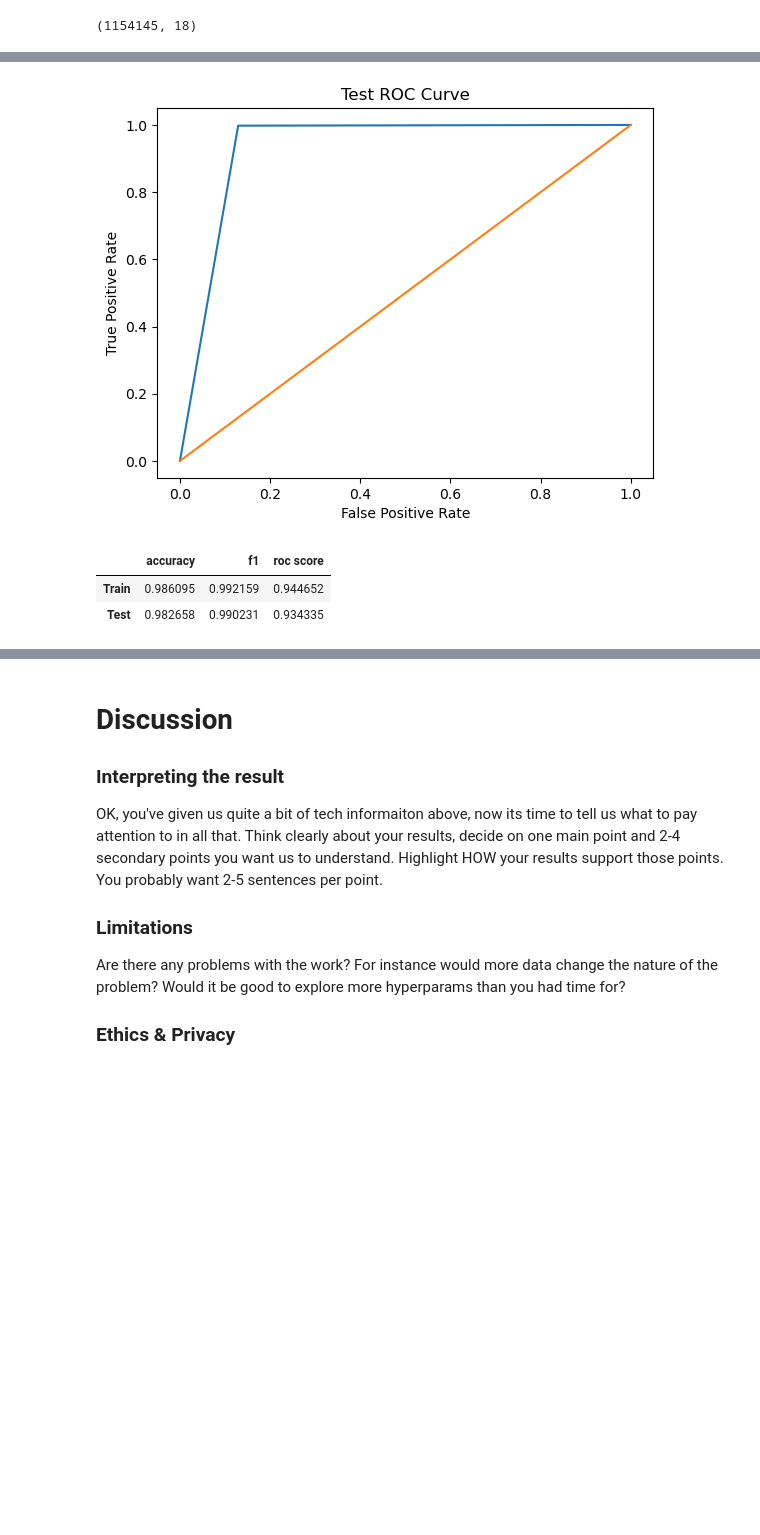
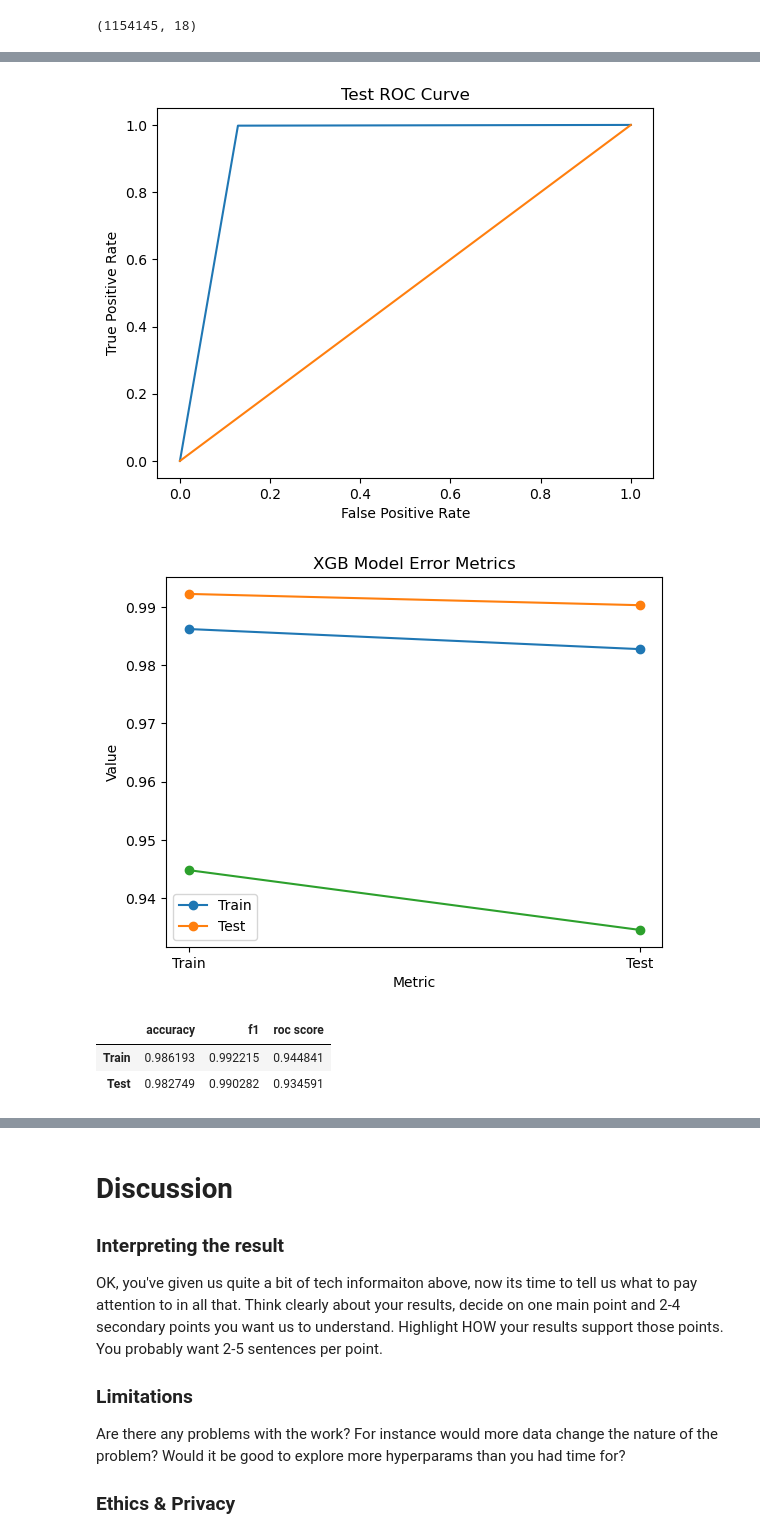
Before and after one commit to COGS118A/Group031-Wi23, a Jupyter notebook: XGBoost.ipynb, the cells around one changed output, grey strips where cells are left out. Saved outputs shown, nothing was run; the diff lists cells and outputs as text; code cells hidden in the pictures; blank space fills up the shorter version.

```diff
--- a/XGBoost.ipynb
+++ b/XGBoost.ipynb
@@ -792,23 +792,34 @@ def evaluate_classification(true, pred, title):
 # %%
 xgb_model = xgb.XGBClassifier(objective='binary:logistic',tree_method = 'hist',enable_categorical = True,random_state=42)
 xgb_model.fit(X_train, y_train)
 
 y_pred_train = xgb_model.predict(X_train)
 y_pred_test = xgb_model.predict(X_test)
 
 XGB_e_metrics_train = evaluate_classification(y_train,y_pred_train,'Train')
 XGB_e_metrics_test = evaluate_classification(y_test,y_pred_test,'Test')
 
 XGB_errors = pd.DataFrame([XGB_e_metrics_train], index=["Train"])
 XGB_errors.loc["Test"] = XGB_e_metrics_test
 
-XGB_errors
+plt.plot(XGB_errors,marker='o')
+plt.legend(XGB_errors.index)
+
+plt.title("XGB Model Error Metrics")
+plt.xlabel("Metric")
+plt.ylabel("Value")
+
+plt.show()
 # %% [output]
 [figure]
 [figure]
-|  | accuracy | f1 | roc score |
-| Train | 0.986095 | 0.992159 | 0.944652 |
-| Test | 0.982658 | 0.990231 | 0.934335 |
+[figure, added]
+# %%
+XGB_errors
+# %% [output]
+|  | accuracy | f1 | roc score |
+| Train | 0.986193 | 0.992215 | 0.944841 |
+| Test | 0.982749 | 0.990282 | 0.934591 |
 # %%
 xgb.plot_importance(xgb_model)
 # %% [output]
```
Also changed, not shown: parts of 2 cells of this notebook.
